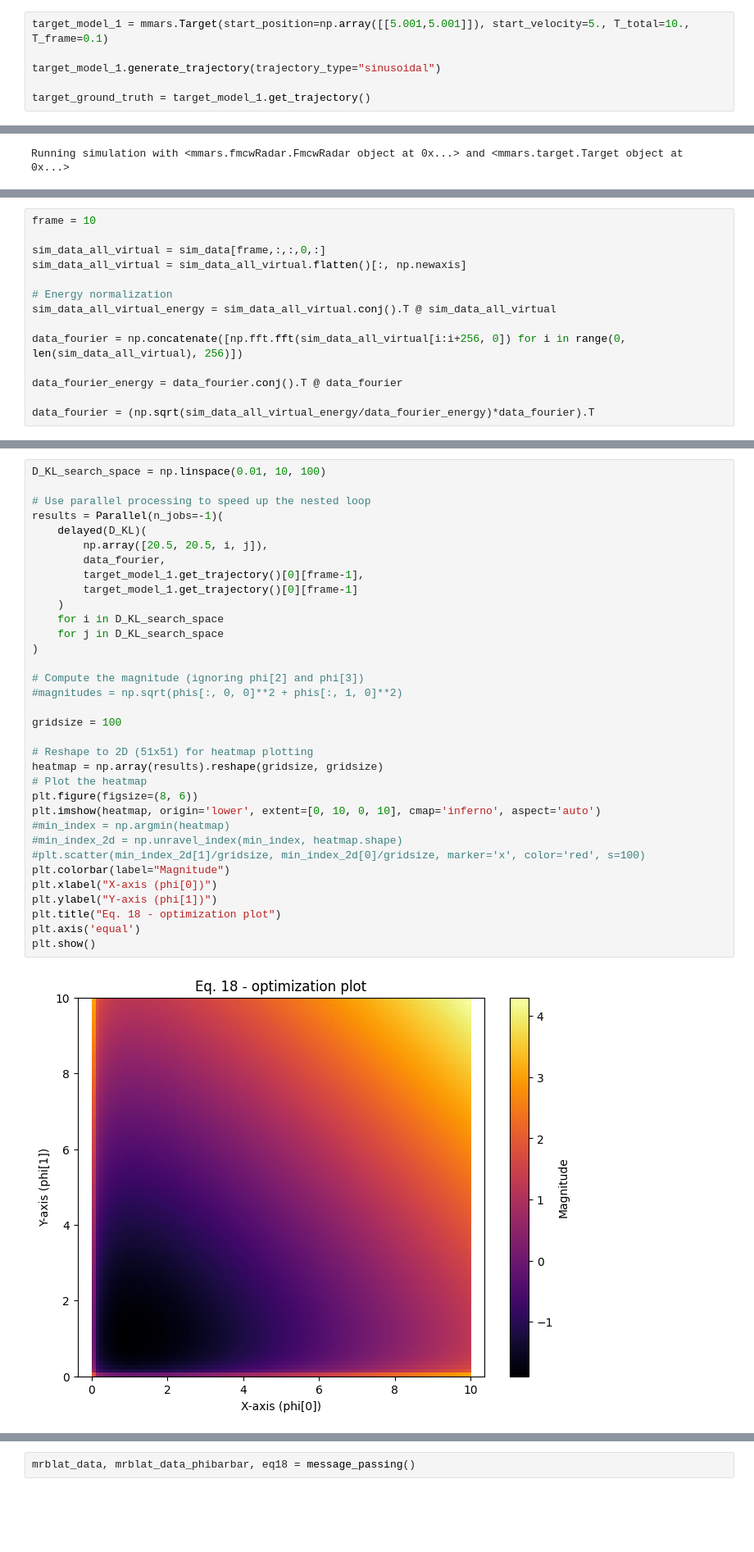
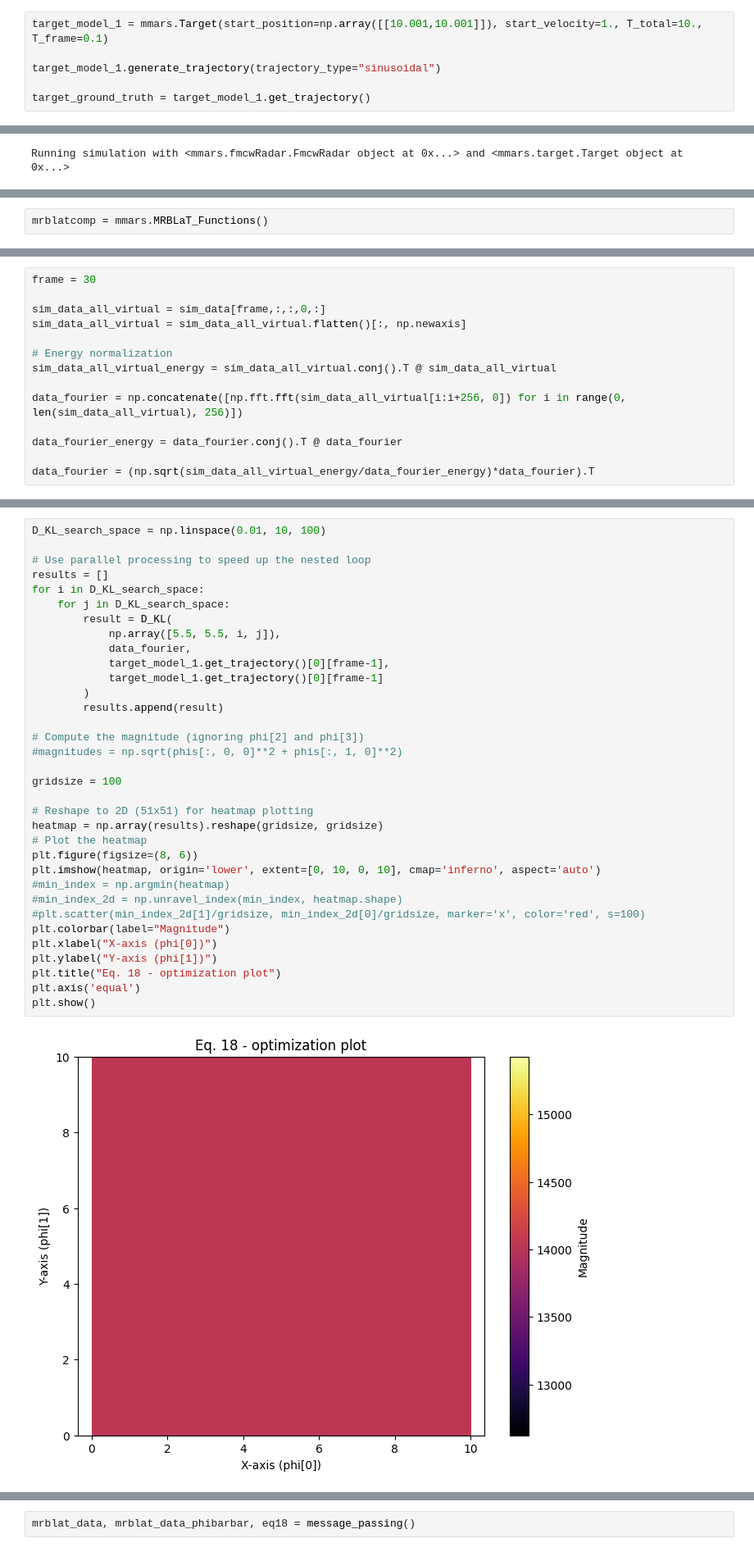
Before and after one commit to RHIMMELAND/MMARS, a Jupyter notebook: examples/MRBLaT_test.ipynb, the cells around one changed output, grey strips where cells are left out. Shown at 82% size. Cells and saved outputs as stored; diff of their text form; blank space fills up the shorter version.

```diff
--- a/examples/MRBLaT_test.ipynb
+++ b/examples/MRBLaT_test.ipynb
@@ -43,7 +43,7 @@ radar_model_1 = mmars.FmcwRadar(position=np.array([[0,0]]), signalNoiseRatio=[10
 # %% [markdown]
 ## Setting up the target
 # %%
-target_model_1 = mmars.Target(start_position=np.array([[5.001,5.001]]), start_velocity=5., T_total=10., T_frame=0.1)
+target_model_1 = mmars.Target(start_position=np.array([[10.001,10.001]]), start_velocity=1., T_total=10., T_frame=0.1)
 
 target_model_1.generate_trajectory(trajectory_type="sinusoidal")
 
@@ -169,0 +109,2 @@ plt.show()
+# %%
+mrblatcomp = mmars.MRBLaT_Functions()
@@ -315,5 +170,5 @@ def D_KL(params, Z_data, phi_bar_last_x, phi_bar_last_y):
 # %%
-frame = 10
+frame = 30
 
 sim_data_all_virtual = sim_data[frame,:,:,0,:]
 sim_data_all_virtual = sim_data_all_virtual.flatten()[:, np.newaxis]
@@ -400,39 +225,39 @@ np.float64(5.001)
 # %%
 D_KL_search_space = np.linspace(0.01, 10, 100)
 
 # Use parallel processing to speed up the nested loop
-results = Parallel(n_jobs=-1)(
-    delayed(D_KL)(
-        np.array([20.5, 20.5, i, j]),
-        data_fourier,
-        target_model_1.get_trajectory()[0][frame-1],
-        target_model_1.get_trajectory()[0][frame-1]
-    )
-    for i in D_KL_search_space
-    for j in D_KL_search_space
-)
+results = []
+for i in D_KL_search_space:
+    for j in D_KL_search_space:
+        result = D_KL(
+            np.array([5.5, 5.5, i, j]),
+            data_fourier,
+            target_model_1.get_trajectory()[0][frame-1],
+            target_model_1.get_trajectory()[0][frame-1]
+        )
+        results.append(result)
 
 # Compute the magnitude (ignoring phi[2] and phi[3])
 #magnitudes = np.sqrt(phis[:, 0, 0]**2 + phis[:, 1, 0]**2)
 
 gridsize = 100
 
 # Reshape to 2D (51x51) for heatmap plotting
 heatmap = np.array(results).reshape(gridsize, gridsize)
 # Plot the heatmap
 plt.figure(figsize=(8, 6))
 plt.imshow(heatmap, origin='lower', extent=[0, 10, 0, 10], cmap='inferno', aspect='auto')
 #min_index = np.argmin(heatmap)
 #min_index_2d = np.unravel_index(min_index, heatmap.shape)
 #plt.scatter(min_index_2d[1]/gridsize, min_index_2d[0]/gridsize, marker='x', color='red', s=100)
 plt.colorbar(label="Magnitude")
 plt.xlabel("X-axis (phi[0])")
 plt.ylabel("Y-axis (phi[1])")
 plt.title("Eq. 18 - optimization plot")
 plt.axis('equal')
 plt.show()
 # %% [output]
-[figure, old version]
+[figure, new version]
 # %%
 min_index = np.argmin(heatmap)
 min_index_2d = np.unravel_index(min_index, heatmap.shape)
```
Also changed, not shown: parts of 26 cells of this notebook, 3 other files.
